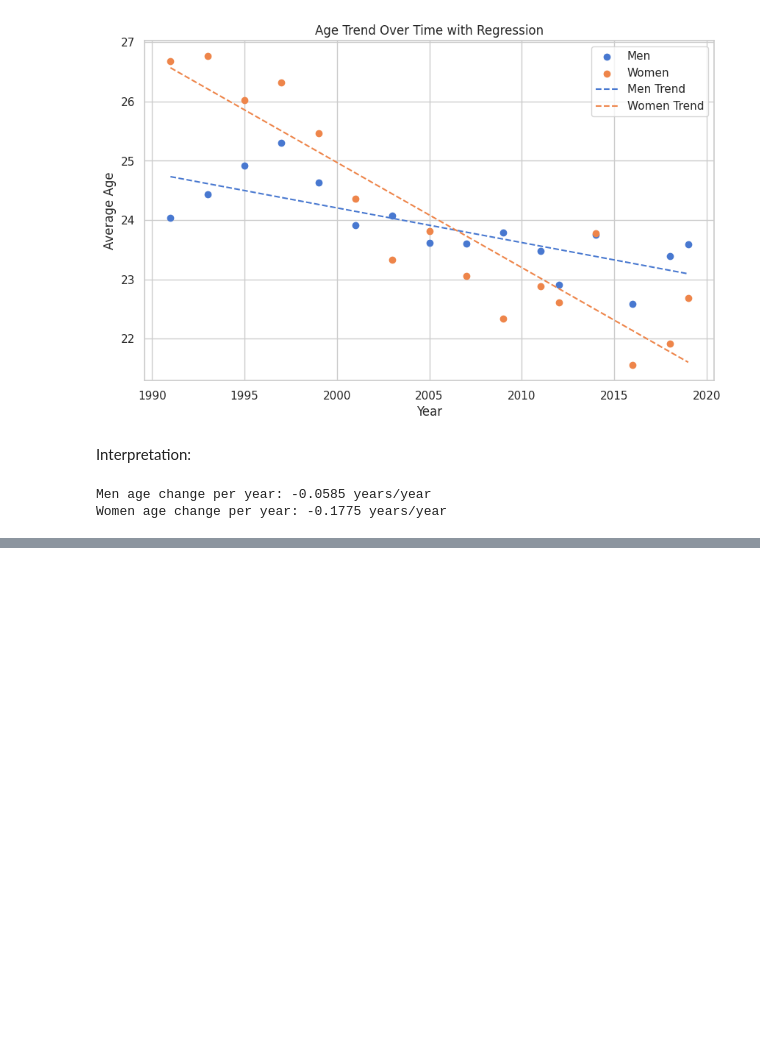
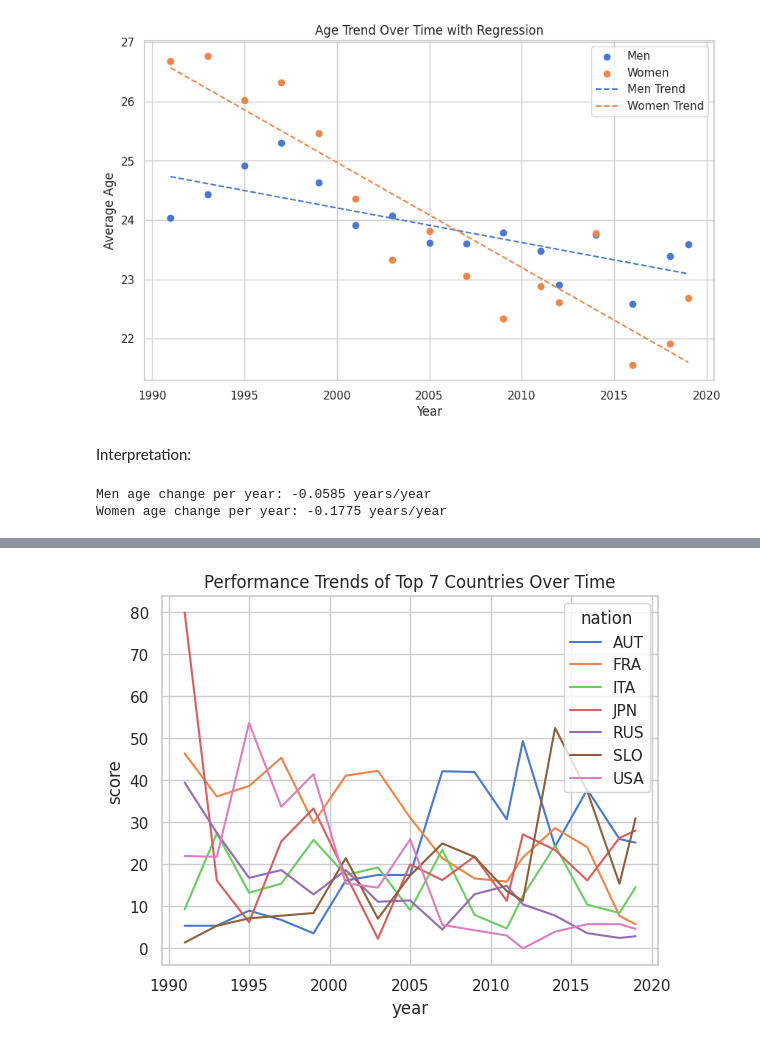
Before and after one commit to derrickd-lab/Climbing_Prediction_Project, a Jupyter notebook: ML_Project.ipynb, the cells around one changed output, grey strips where cells are left out. Drawn from its saved outputs; the diff is of its cells as text; code cells hidden in the pictures; blank space fills up the shorter version.

```diff
--- a/ML_Project.ipynb
+++ b/ML_Project.ipynb
@@ -390,0 +453,20 @@ Women age change per year: -0.1775 years/year
+# %%
+#Country performance trend over time
+country_score_trend = (
+    combined
+    .groupby(["year", "nation"])["score"]
+    .mean()
+    .reset_index()
+)
+
+sns.lineplot(
+    data=country_score_trend[country_score_trend["nation"].isin(top_countries)],
+    x="year",
+    y="score",
+    hue="nation"
+)
+
+plt.title("Performance Trends of Top 7 Countries Over Time")
+plt.show()
+# %% [output]
+[figure, added]
```
Also changed, not shown: parts of 5 cells of this notebook.
